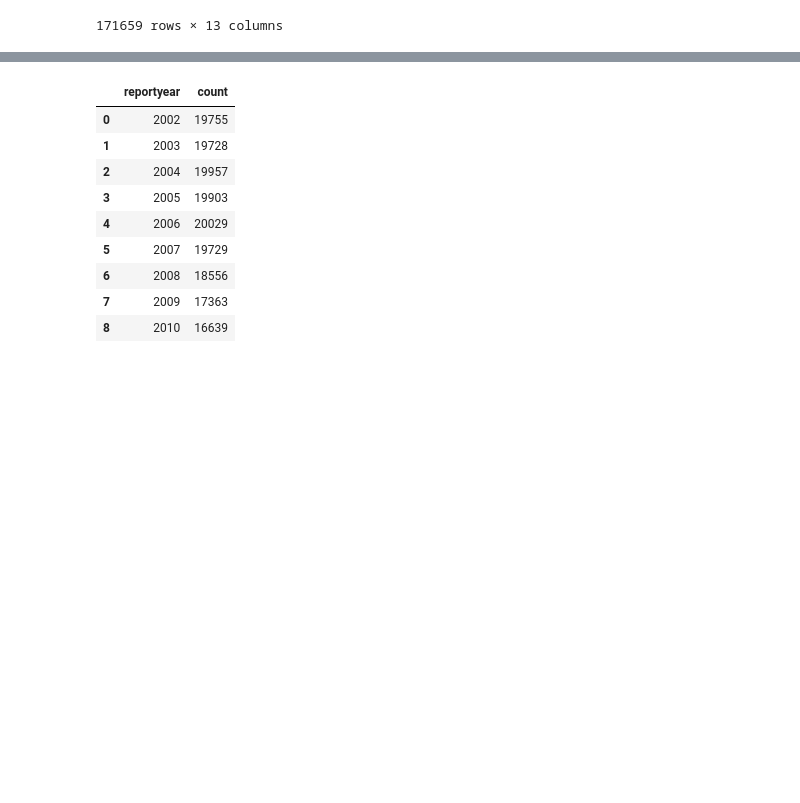
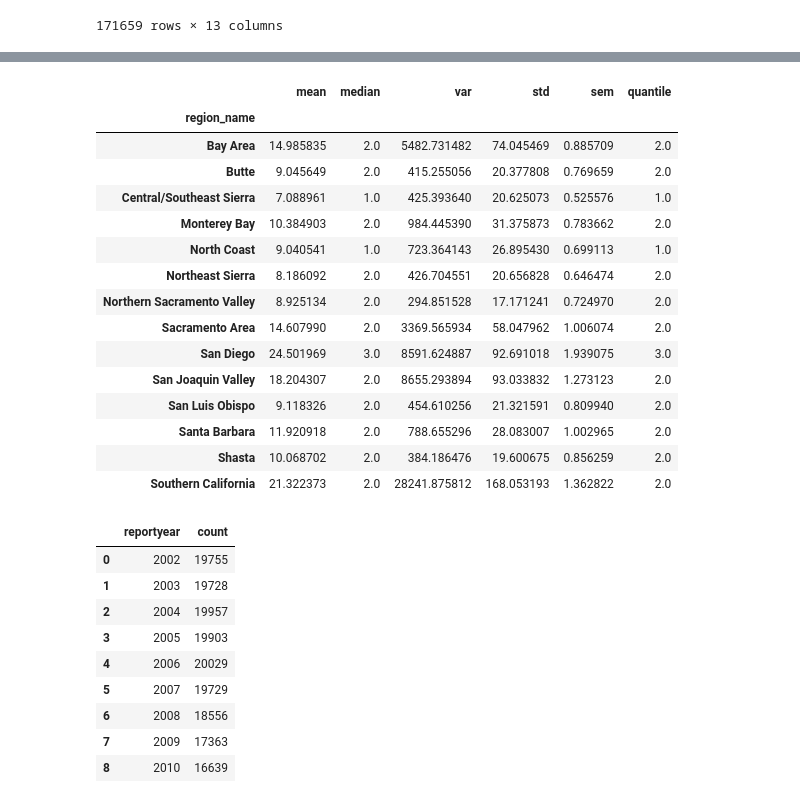
Before and after one commit to PadmaGuna/Project1, a Jupyter notebook: Monica.ipynb, the cells around one changed output, grey strips where cells are left out. Saved outputs shown, nothing was run; the diff lists cells and outputs as text; code cells hidden in the pictures; blank space fills up the shorter version.

```diff
--- a/Monica.ipynb
+++ b/Monica.ipynb
@@ -57,3 +159,23 @@ clean_df
+# %%
+aggregation = clean_df.groupby(["region_name"])["injuries"].agg(['mean','median', 'var', 'std', 'sem','quantile'])
+aggregation
+# %% [output]
+|  | mean | median | var | std | sem | quantile |
+| region_name |  |  |  |  |  |  |
+| Bay Area | 14.985835 | 2.0 | 5482.731482 | 74.045469 | 0.885709 | 2.0 |
+| Butte | 9.045649 | 2.0 | 415.255056 | 20.377808 | 0.769659 | 2.0 |
+| Central/Southeast Sierra | 7.088961 | 1.0 | 425.393640 | 20.625073 | 0.525576 | 1.0 |
+| Monterey Bay | 10.384903 | 2.0 | 984.445390 | 31.375873 | 0.783662 | 2.0 |
+| North Coast | 9.040541 | 1.0 | 723.364143 | 26.895430 | 0.699113 | 1.0 |
+| Northeast Sierra | 8.186092 | 2.0 | 426.704551 | 20.656828 | 0.646474 | 2.0 |
+| Northern Sacramento Valley | 8.925134 | 2.0 | 294.851528 | 17.171241 | 0.724970 | 2.0 |
+| Sacramento Area | 14.607990 | 2.0 | 3369.565934 | 58.047962 | 1.006074 | 2.0 |
+| San Diego | 24.501969 | 3.0 | 8591.624887 | 92.691018 | 1.939075 | 3.0 |
+| San Joaquin Valley | 18.204307 | 2.0 | 8655.293894 | 93.033832 | 1.273123 | 2.0 |
+| San Luis Obispo | 9.118326 | 2.0 | 454.610256 | 21.321591 | 0.809940 | 2.0 |
+| Santa Barbara | 11.920918 | 2.0 | 788.655296 | 28.083007 | 1.002965 | 2.0 |
+| Shasta | 10.068702 | 2.0 | 384.186476 | 19.600675 | 0.856259 | 2.0 |
+| Southern California | 21.322373 | 2.0 | 28241.875812 | 168.053193 | 1.362822 | 2.0 |
 # %%
 # Accidents by year
 yearly_accidents = clean_df.groupby('reportyear').size().reset_index(name='count')
```
Also changed, not shown: parts of 10 cells of this notebook, 1 other file.
